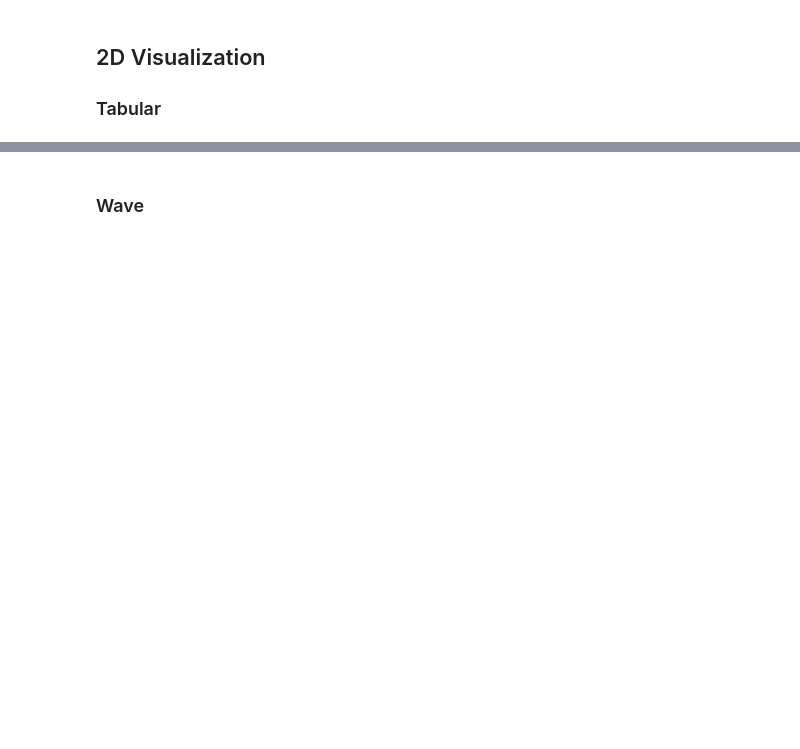
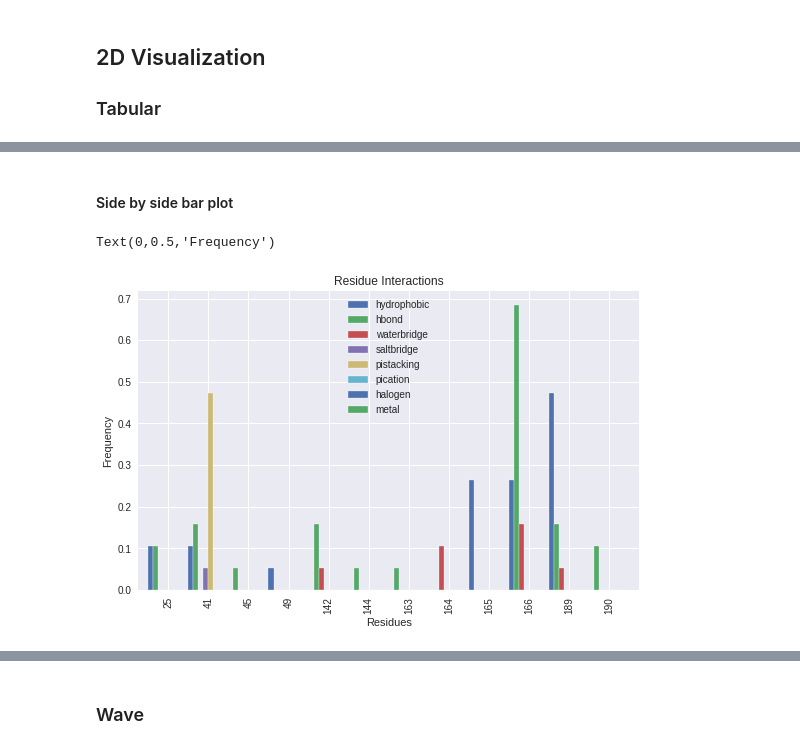
Before and after one commit to volkamerlab/plipify, a Jupyter notebook: plipify/Plipify.ipynb, the cells around one changed output, grey strips where cells are left out. Saved outputs shown, nothing was run; the diff lists cells and outputs as text; code cells hidden in the pictures; blank space fills up the shorter version.

```diff
--- a/plipify/Plipify.ipynb
+++ b/plipify/Plipify.ipynb
@@ -191,0 +179,10 @@ frequency_fingerprint(structure_folder, name_file, residues)
+# %% [markdown]
+#### Side by side bar plot
+# %%
+plotdata.plot(kind="bar", width=1)
+plt.title("Residue Interactions")
+plt.xlabel("Residues")
+plt.ylabel("Frequency")
+# %% [output]
+Text(0,0.5,'Frequency')
+[figure, added]
```
Also changed, not shown: parts of 63 cells of this notebook.
